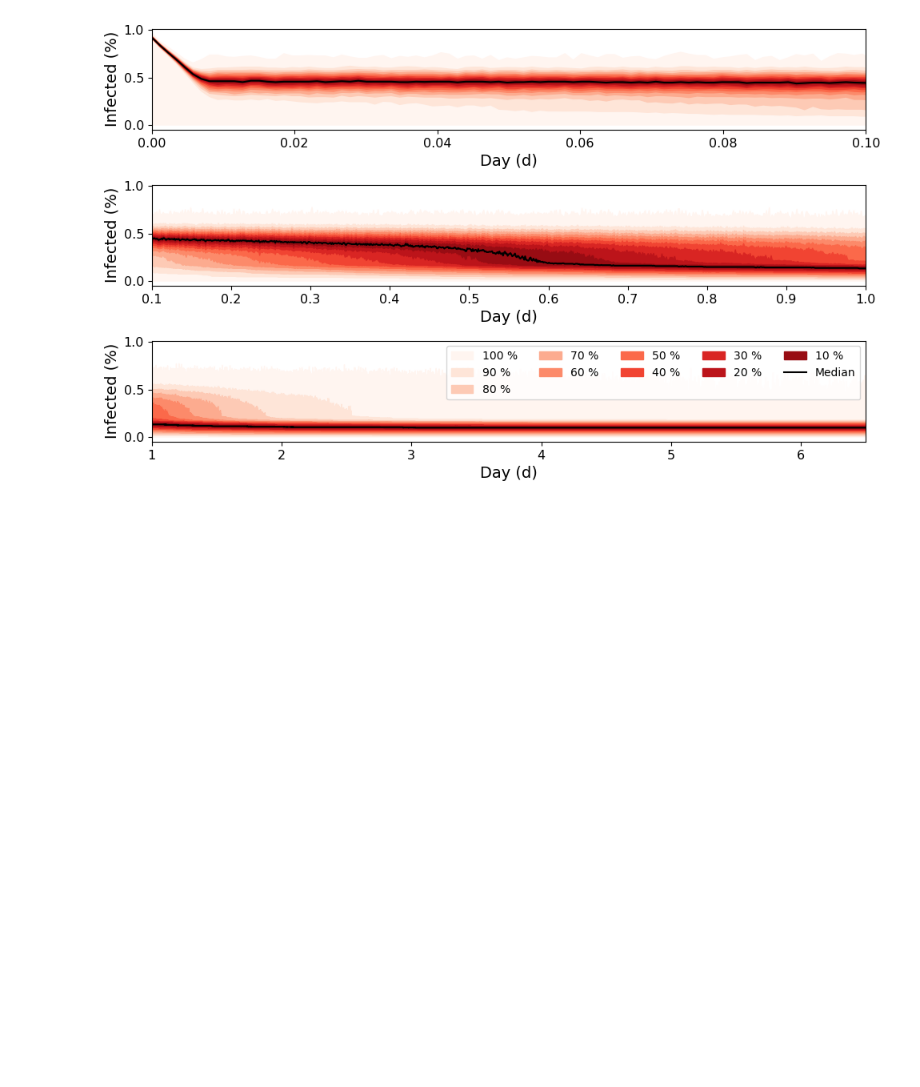
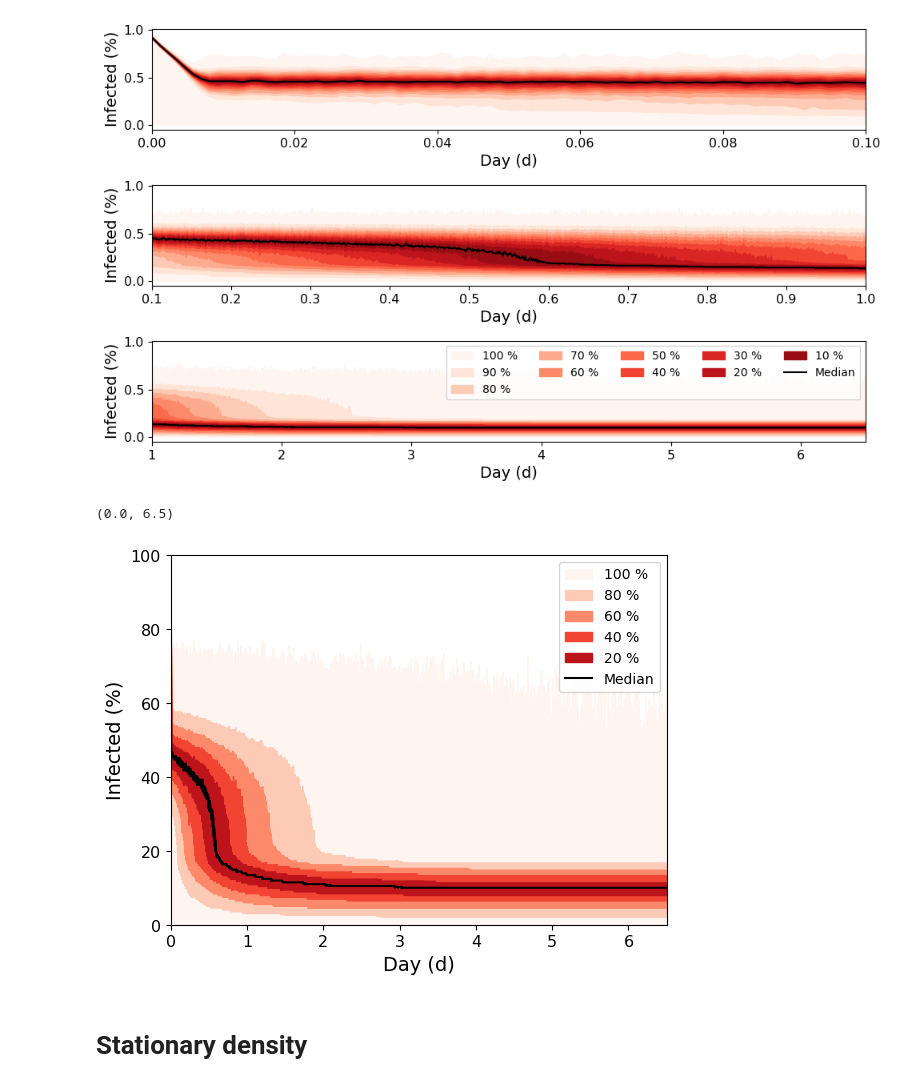
Before and after one commit to AdriRed/epidemics-tfg, a Jupyter notebook: post-process-data.ipynb, the cells around one changed output. Drawn from its saved outputs; the diff is of its cells as text; code cells hidden in the pictures; blank space fills up the shorter version.

Commit message:
added more plots for lambda/delta - stationary infection

```diff
--- a/post-process-data.ipynb
+++ b/post-process-data.ipynb
@@ -72,14 +74,14 @@ for i in tqdm(range(count)):
     dfs[keyname].append(df)
 # %%
 reduced_dfs = {}
-
+step_time = 864
 for key in dfs.keys():
     maxval = 0
     for df in dfs[key]:
         if (max(df['t']) > maxval):
             maxval = max(df['t'])
 
-    ts = np.arange(0, maxval, 864)
+    ts = np.arange(0, maxval, step_time) # 0.01 days
 
     side = pd.DataFrame({'t':ts, 'idens': np.nan})
     outer_dfs = []
@@ -88,7 +90,6 @@ for key in dfs.keys():
         # if (df['idens'].iloc[0] == 0): continue
         outer = pd.merge(df, side, how='outer', on=['t', 'idens'])
         outer = outer.set_index('t')
-        # outer = outer.interpolate(method='nearest', limit_direction='backward')
         outer = outer.ffill()
         outer = pd.merge(side, outer, on=['t'], how='left')
         outer = outer.drop(columns=['idens_x'])
@@ -162,2 +162,30 @@ fig.tight_layout()
 # %% [output]
 [figure]
+# %%
+fig, ax = plt.subplots()
+ax.plot(np.arange(0,data_len,1)/step_time, SDist[:,half],color='k')
+legend_elements = []
+for i in range(0, half, 2):
+    ax.fill_between(np.arange(0,data_len,1)/step_time, SDist[:,i],SDist[:,-(i+1)],color=colormap(i/half))
+    percentile = 100/n1*i
+    legend_elements.append(Patch(color=colormap(i/half), label=f'{100-percentile*2:00.0f} %'))
+
+legend_elements.append(Line2D([0], [0], color='k', label='Median'))
+
+# ax.set_ylim(0, 0.7)
+ax.tick_params(labelsize=11.5, direction='out', top=False, right=False)
+ax.set_xlabel('Day (d)', fontsize=14)
+ax.set_ylabel('Infected (%)', fontsize=14)
+# ax.set_xscale('log')
+ax.legend(handles=legend_elements)
+ax.set_yticks([i/10 for i in range(0, 11, 2)], labels=[str(i) for i in range(0, 101, 20)])
+ax.set_ylim(0, 1)
+ax.set_xlim(0, 6.5)
+# ax.set_yticks([0, .1, .2, .3, .4, .5, .6, .7])
+# ax.set_yticklabels([0, 10, 20, 30, 40, 50, 60, 70])
+# ax.grid()
+# %% [output]
+(0.0, 6.5)
+[figure, added]
+# %% [markdown]
+# Stationary density
```
Also changed, not shown: parts of 10 cells of this notebook.
